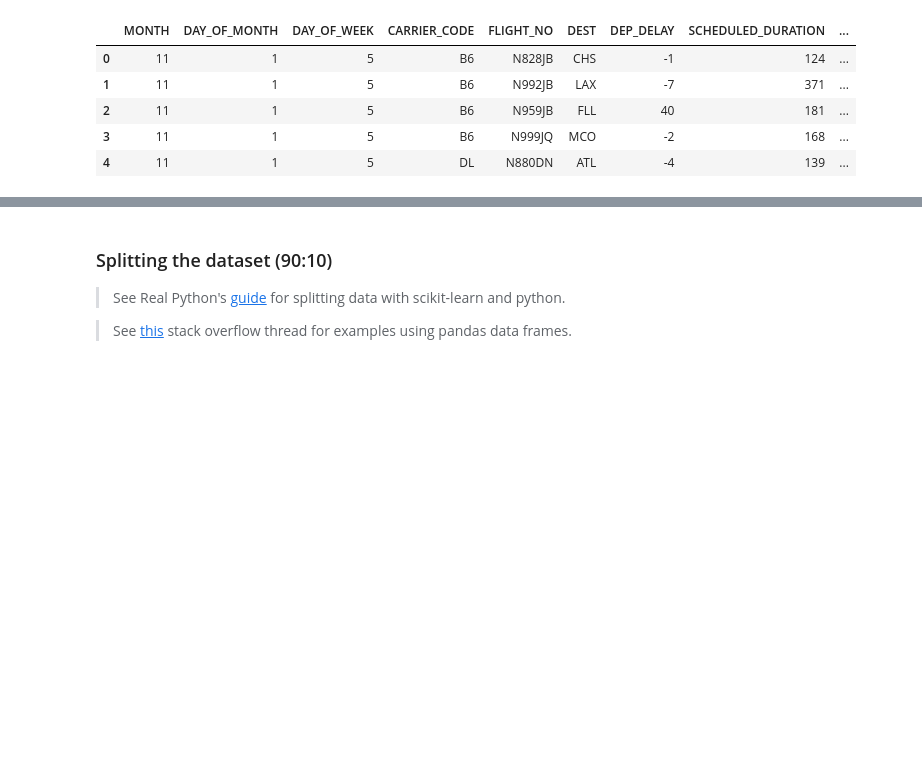
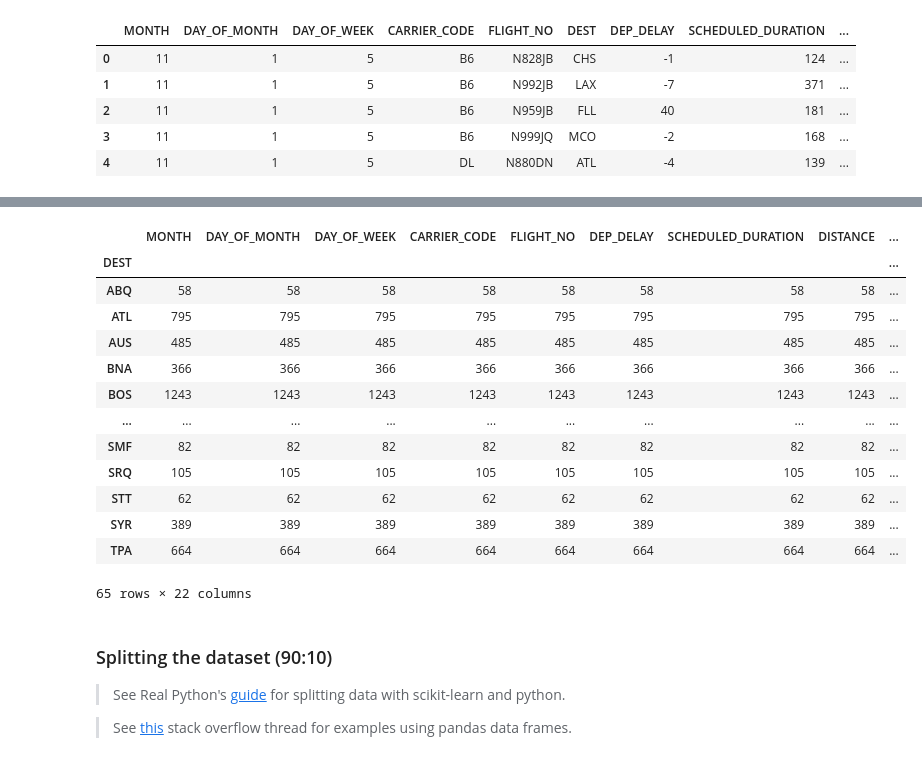
Before and after one commit to catstacks/TDADSAssignments, a Jupyter notebook: LinReg.ipynb, the cells around one changed output, grey strips where cells are left out. Cells and saved outputs as stored; diff of their text form; code cells hidden in the pictures; blank space fills up the shorter version.

```diff
--- a/LinReg.ipynb
+++ b/LinReg.ipynb
@@ -82,3 +109,20 @@ taxi.head()
+# %%
+taxi.groupby(['DEST']).count()
+# %% [output]
+|  | MONTH | DAY_OF_MONTH | DAY_OF_WEEK | CARRIER_CODE | FLIGHT_NO | DEP_DELAY | SCHEDULED_DURATION | DISTANCE | ... |
+| DEST |  |  |  |  |  |  |  |  | ... |
+| ABQ | 58 | 58 | 58 | 58 | 58 | 58 | 58 | 58 | ... |
+| ATL | 795 | 795 | 795 | 795 | 795 | 795 | 795 | 795 | ... |
+| AUS | 485 | 485 | 485 | 485 | 485 | 485 | 485 | 485 | ... |
+| BNA | 366 | 366 | 366 | 366 | 366 | 366 | 366 | 366 | ... |
+| BOS | 1243 | 1243 | 1243 | 1243 | 1243 | 1243 | 1243 | 1243 | ... |
+| ... | ... | ... | ... | ... | ... | ... | ... | ... | ... |
+| SMF | 82 | 82 | 82 | 82 | 82 | 82 | 82 | 82 | ... |
+| SRQ | 105 | 105 | 105 | 105 | 105 | 105 | 105 | 105 | ... |
+| STT | 62 | 62 | 62 | 62 | 62 | 62 | 62 | 62 | ... |
+| SYR | 389 | 389 | 389 | 389 | 389 | 389 | 389 | 389 | ... |
+| TPA | 664 | 664 | 664 | 664 | 664 | 664 | 664 | 664 | ... |
+65 rows × 22 columns
 # %% [markdown]
 ### Splitting the dataset (90:10)
 > See Real Python's [guide](https://realpython.com/train-test-split-python-data/) for splitting data with scikit-learn and python.
```
Also changed, not shown: parts of 5 cells of this notebook.
